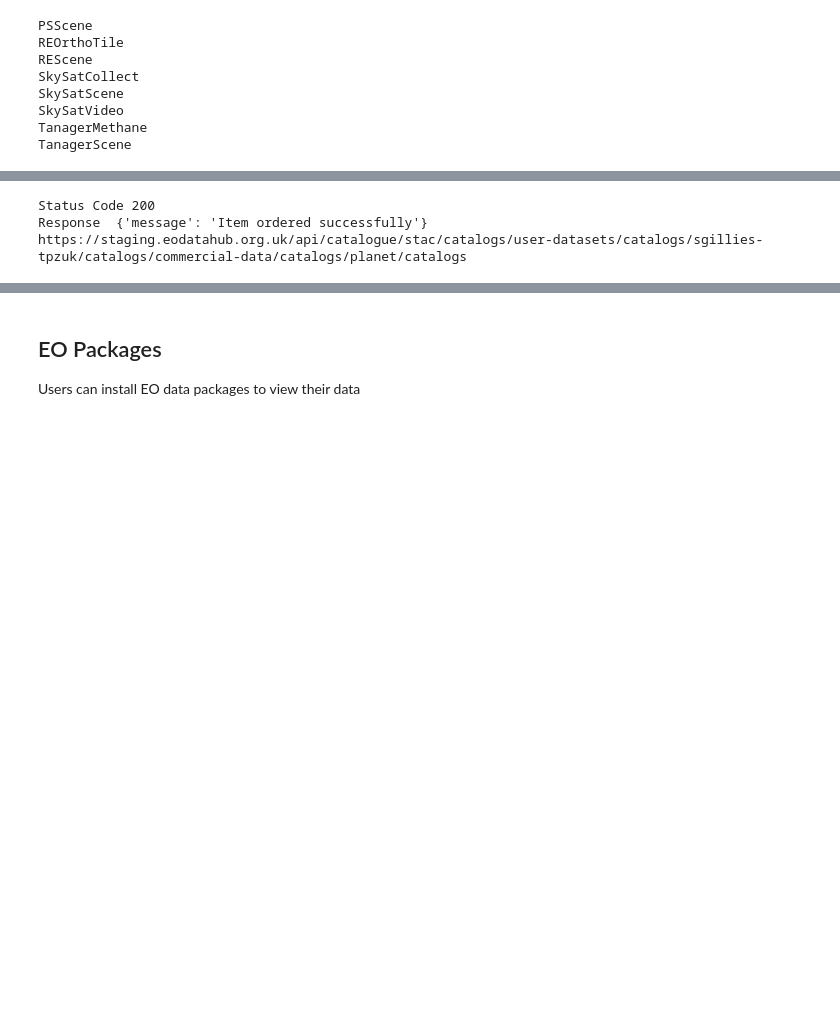
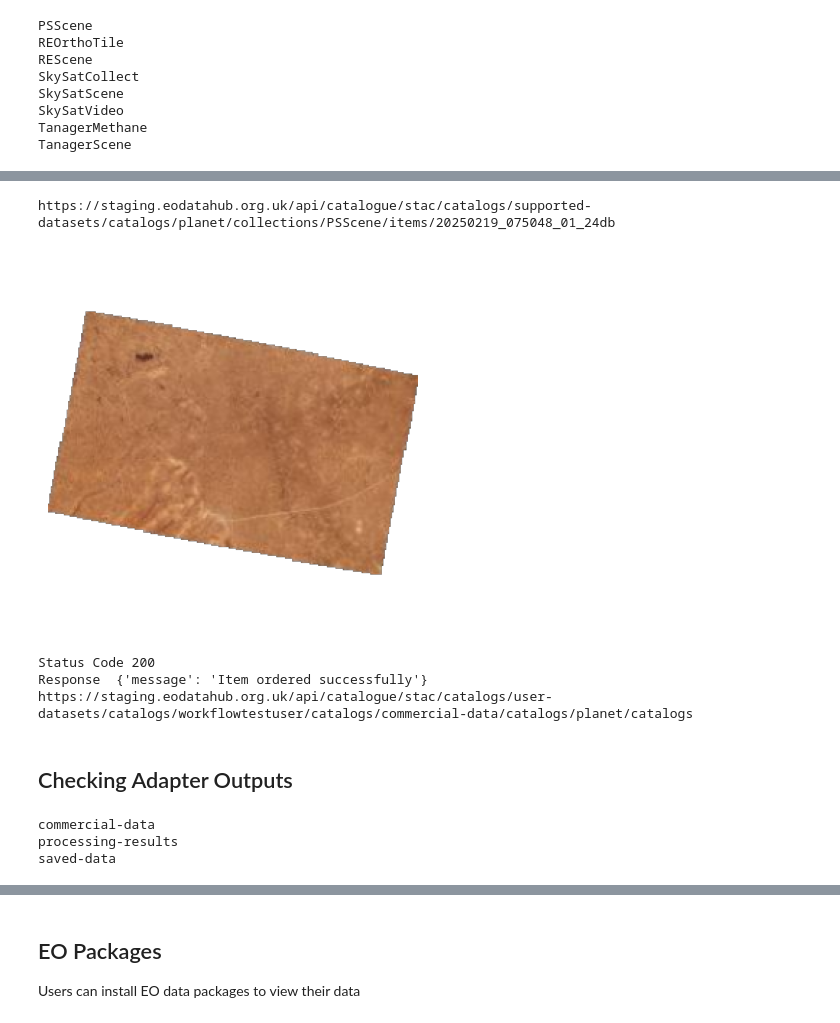
Before and after one commit to EO-DataHub/eodhp-guide, a Jupyter notebook: examples/uc9-data-discovery-and-analysis/data-discovery.ipynb, the cells around one changed output, grey strips where cells are left out. Cells and saved outputs as stored; diff of their text form; code cells hidden in the pictures; blank space fills up the shorter version.

```diff
--- a/examples/uc9-data-discovery-and-analysis/data-discovery.ipynb
+++ b/examples/uc9-data-discovery-and-analysis/data-discovery.ipynb
@@ -371,0 +501,18 @@ This will start a Planet order
+# %%
+## The user will search the resource catalogue for Airbus data they wish to order
+from pystac_client import Client
+
+# Set resource catalogue top-level url
+rc_url = f"{platform_domain}/api/catalogue/stac/catalogs/supported-datasets/catalogs/planet"
+
+# Create STAC client without authentication
+stac_client = Client.open(rc_url)
+
+# Search for airbus data that meets certain criteria
+search = stac_client.search(collections=["PSScene"], bbox=[9.0, 56.9, 9.9, 57.11], max_items=10)
+
+# View all the items returned
+for item in search.items():
+    print(item.id)
+
+chosen_item = item
@@ -372,3 +530,36 @@ This will start a Planet order
+# %%
+# with the user's chosen item then can extract the link for this item in preparation to order its associated data
+item_links = chosen_item.links
+
+for link in item_links:
+    if link.rel == "self":
+        item_href = link.href
+        print(item_href)
+# %% [output]
+https://staging.eodatahub.org.uk/api/catalogue/stac/catalogs/supported-datasets/catalogs/planet/collections/PSScene/items/20250219_075048_01_24db
+# %%
+# A user may also wish to view any thumbnail images to confirm this is the data they wish to order
+import requests
+from PIL import Image
+from io import BytesIO
+import matplotlib.pyplot as plt
+
+# Find the thumbnail asset
+thumbnail_href = chosen_item.assets["thumbnail"].href
+
+# URL of the TIFF image
+url = thumbnail_href
+
+# Fetch the image from the URL
+response = requests.get(url)
+image = Image.open(BytesIO(response.content))
+
+# Display the image
+plt.imshow(image)
+plt.axis('off')  # Hide the axis
+plt.show()
+# %% [output]
+[figure, added]
 # %%
 import requests
 
@@ -379,7 +570,7 @@ headers = {
     'Authorization': f'Bearer {token}'
 }
 data =  {
-    "url": "https://staging.eodatahub.org.uk/api/catalogue/stac/catalogs/supported-datasets/catalogs/planet/collections/PSScene/items/20250217_101155_07_24c7",
+    "url": item_href,
     "product_bundle": "analytic_udm2",
     "coordinates": [
         [
@@ -401,4 +592,29 @@ print(f"{platform_domain}/api/catalogue/stac/catalogs/user-datasets/catalogs/{wo
 # %% [output]
 Status Code 200
 Response  {'message': 'Item ordered successfully'}
-https://staging.eodatahub.org.uk/api/catalogue/stac/catalogs/user-datasets/catalogs/sgillies-tpzuk/catalogs/commercial-data/catalogs/planet/catalogs
+https://staging.eodatahub.org.uk/api/catalogue/stac/catalogs/user-datasets/catalogs/workflowtestuser/catalogs/commercial-data/catalogs/planet/catalogs
+# %% [markdown]
+## Checking Adapter Outputs
+# %%
+# Now that we have submitted two data requests, one for Airbus and another for Planet,
+# we can view them in the resource catalogue, once delivered
+
+# We first need to create a pystac client instance with authentication
+rc_url = f"{platform_domain}/api/catalogue/stac/catalogs/user-datasets/catalogs/workflowtestuser"
+
+# Create STAC client
+stac_client = Client.open(rc_url, headers={"Authorization": f"Bearer {token}"})
+
+# See all the available children in this catalogue
+children = stac_client.get_children()
+
+# We can then see the child catalogs
+
+for child in children:
+    print(child.id)
+    if child.id == "commercial-data":
+        commercial_cat = child
+# %% [output]
+commercial-data
+processing-results
+saved-data
```
Also changed, not shown: parts of 44 cells of this notebook.
